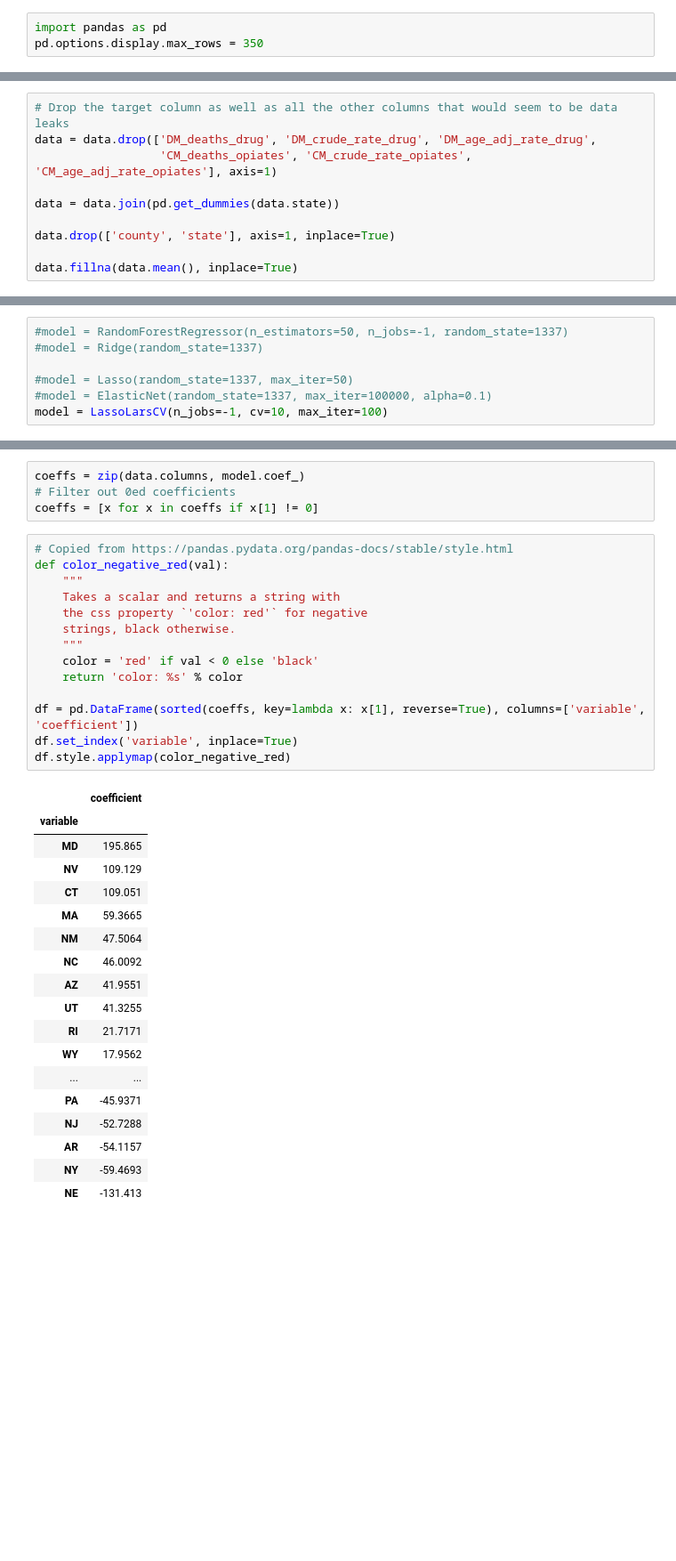
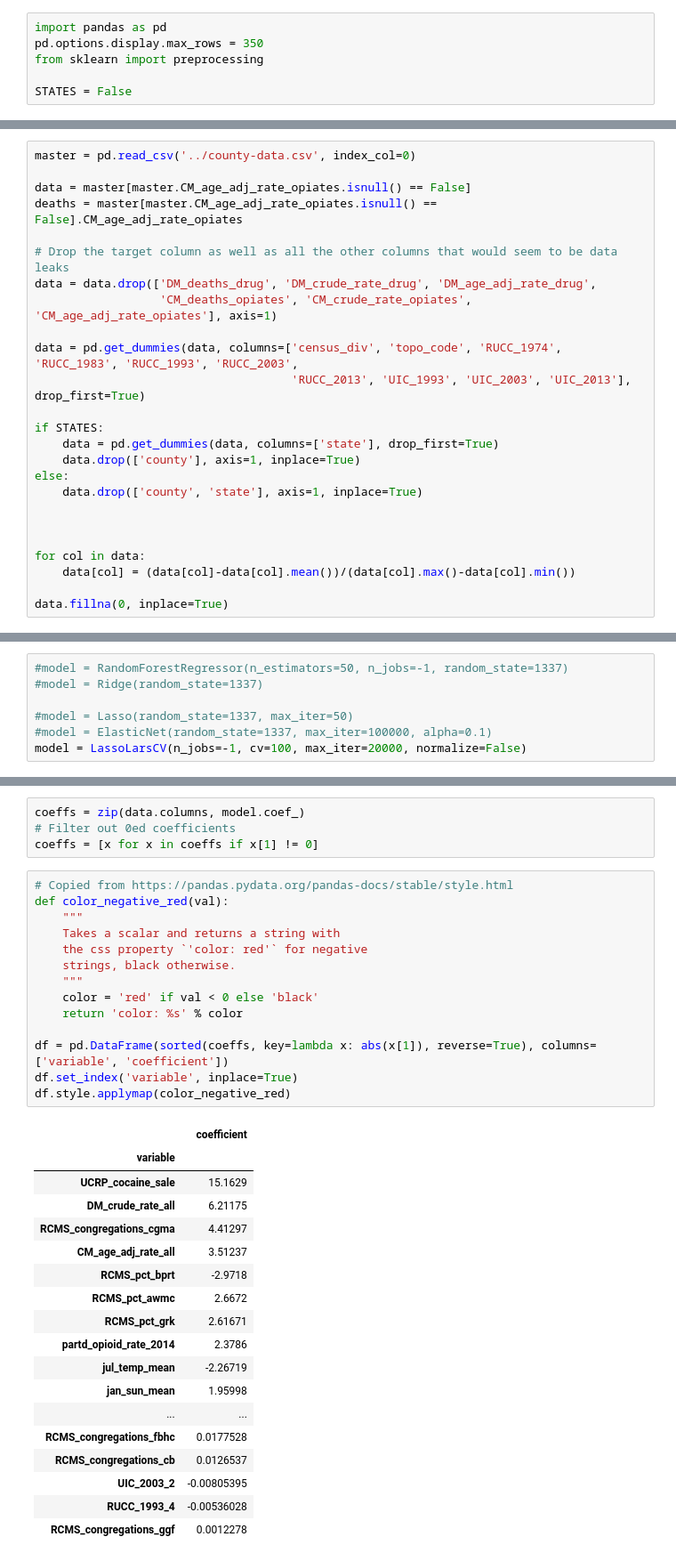
Before and after one commit to chrislit/county-data, a Jupyter notebook: experiments/opioid prediction.ipynb, the cells around one changed output, grey strips where cells are left out. Shown at 89% size. Drawn from its saved outputs; the diff is of its cells as text; blank space fills up the shorter version.

Commit message:
added normalization, more data, did some fiddling, etc.

```diff
--- a/experiments/opioid prediction.ipynb
+++ b/experiments/opioid prediction.ipynb
@@ -1,3 +1,6 @@
 # %%
 import pandas as pd
 pd.options.display.max_rows = 350
+from sklearn import preprocessing
+
+STATES = False
@@ -9,10 +7,25 @@ deaths = master[master.CM_deaths_opiates.isnull() == False].CM_deaths_opiates
 # %%
+master = pd.read_csv('../county-data.csv', index_col=0)
+
+data = master[master.CM_age_adj_rate_opiates.isnull() == False]
+deaths = master[master.CM_age_adj_rate_opiates.isnull() == False].CM_age_adj_rate_opiates
+
 # Drop the target column as well as all the other columns that would seem to be data leaks
 data = data.drop(['DM_deaths_drug', 'DM_crude_rate_drug', 'DM_age_adj_rate_drug',
                   'CM_deaths_opiates', 'CM_crude_rate_opiates', 'CM_age_adj_rate_opiates'], axis=1)
 
-data = data.join(pd.get_dummies(data.state))
+data = pd.get_dummies(data, columns=['census_div', 'topo_code', 'RUCC_1974', 'RUCC_1983', 'RUCC_1993', 'RUCC_2003',
+                                     'RUCC_2013', 'UIC_1993', 'UIC_2003', 'UIC_2013'], drop_first=True)
 
-data.drop(['county', 'state'], axis=1, inplace=True)
+if STATES:
+    data = pd.get_dummies(data, columns=['state'], drop_first=True)
+    data.drop(['county'], axis=1, inplace=True)
+else:
+    data.drop(['county', 'state'], axis=1, inplace=True)
 
-data.fillna(data.mean(), inplace=True)
+
+
+for col in data:
+    data[col] = (data[col]-data[col].mean())/(data[col].max()-data[col].min())
+
+data.fillna(0, inplace=True)
@@ -53,7 +46,7 @@ X_train, X_test, y_train, y_test = train_test_split(data, deaths, random_state=1
 
 #model = Lasso(random_state=1337, max_iter=50)
 #model = ElasticNet(random_state=1337, max_iter=100000, alpha=0.1)
-model = LassoLarsCV(n_jobs=-1, cv=10, max_iter=100)
+model = LassoLarsCV(n_jobs=-1, cv=100, max_iter=20000, normalize=False)
 # %% [markdown]
 cross_val_score(model, data, deaths, n_jobs=-1, cv=10)
 # %%
@@ -83,33 +76,33 @@ coeffs = [x for x in coeffs if x[1] != 0]
 # %%
 # Copied from https://pandas.pydata.org/pandas-docs/stable/style.html
 def color_negative_red(val):
     """
     Takes a scalar and returns a string with
     the css property `'color: red'` for negative
     strings, black otherwise.
     """
     color = 'red' if val < 0 else 'black'
     return 'color: %s' % color
 
-df = pd.DataFrame(sorted(coeffs, key=lambda x: x[1], reverse=True), columns=['variable', 'coefficient'])
+df = pd.DataFrame(sorted(coeffs, key=lambda x: abs(x[1]), reverse=True), columns=['variable', 'coefficient'])
 df.set_index('variable', inplace=True)
 df.style.applymap(color_negative_red)
 # %% [output]
 |  | coefficient |
 | variable |  |
-| MD | 195.865 |
-| NV | 109.129 |
-| CT | 109.051 |
-| MA | 59.3665 |
-| NM | 47.5064 |
-| NC | 46.0092 |
-| AZ | 41.9551 |
-| UT | 41.3255 |
-| RI | 21.7171 |
-| WY | 17.9562 |
+| UCRP_cocaine_sale | 15.1629 |
+| DM_crude_rate_all | 6.21175 |
+| RCMS_congregations_cgma | 4.41297 |
+| CM_age_adj_rate_all | 3.51237 |
+| RCMS_pct_bprt | -2.9718 |
+| RCMS_pct_awmc | 2.6672 |
+| RCMS_pct_grk | 2.61671 |
+| partd_opioid_rate_2014 | 2.3786 |
+| jul_temp_mean | -2.26719 |
+| jan_sun_mean | 1.95998 |
 | ... | ... |
-| PA | -45.9371 |
-| NJ | -52.7288 |
-| AR | -54.1157 |
-| NY | -59.4693 |
-| NE | -131.413 |
+| RCMS_congregations_fbhc | 0.0177528 |
+| RCMS_congregations_cb | 0.0126537 |
+| UIC_2003_2 | -0.00805395 |
+| RUCC_1993_4 | -0.00536028 |
+| RCMS_congregations_ggf | 0.0012278 |
```
Also changed, not shown: parts of 7 cells of this notebook.
